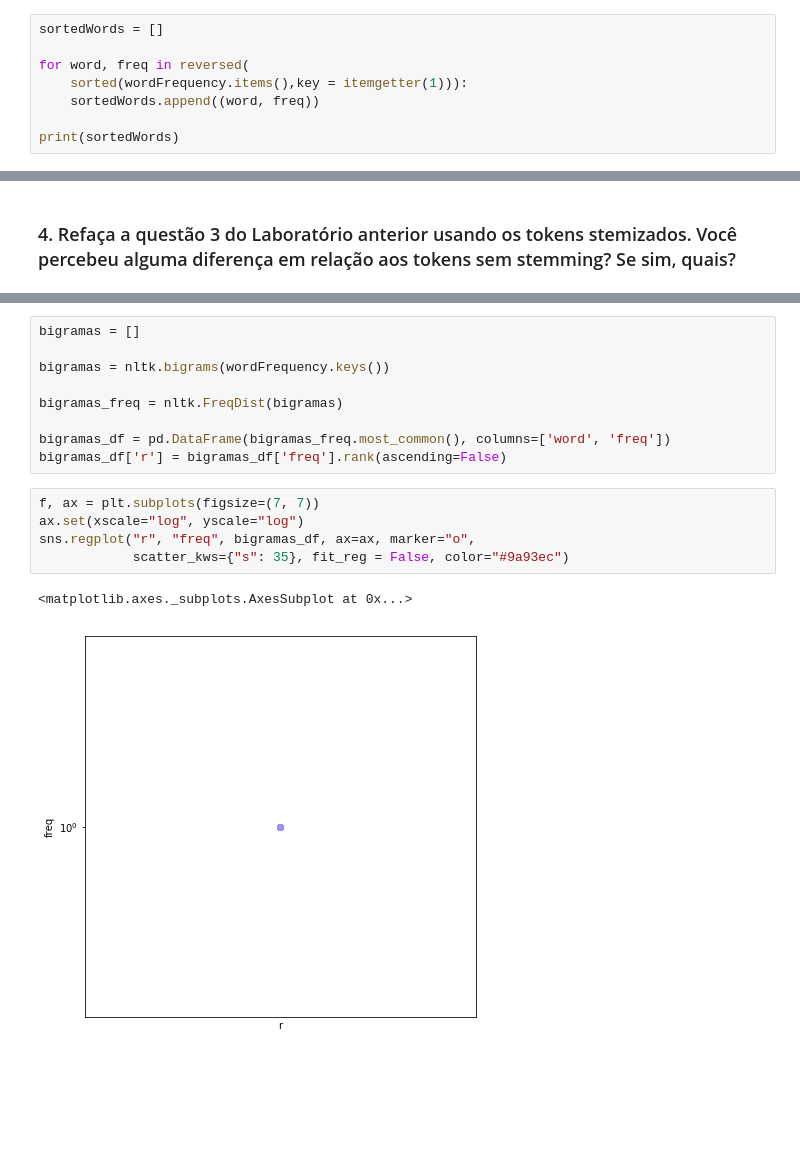
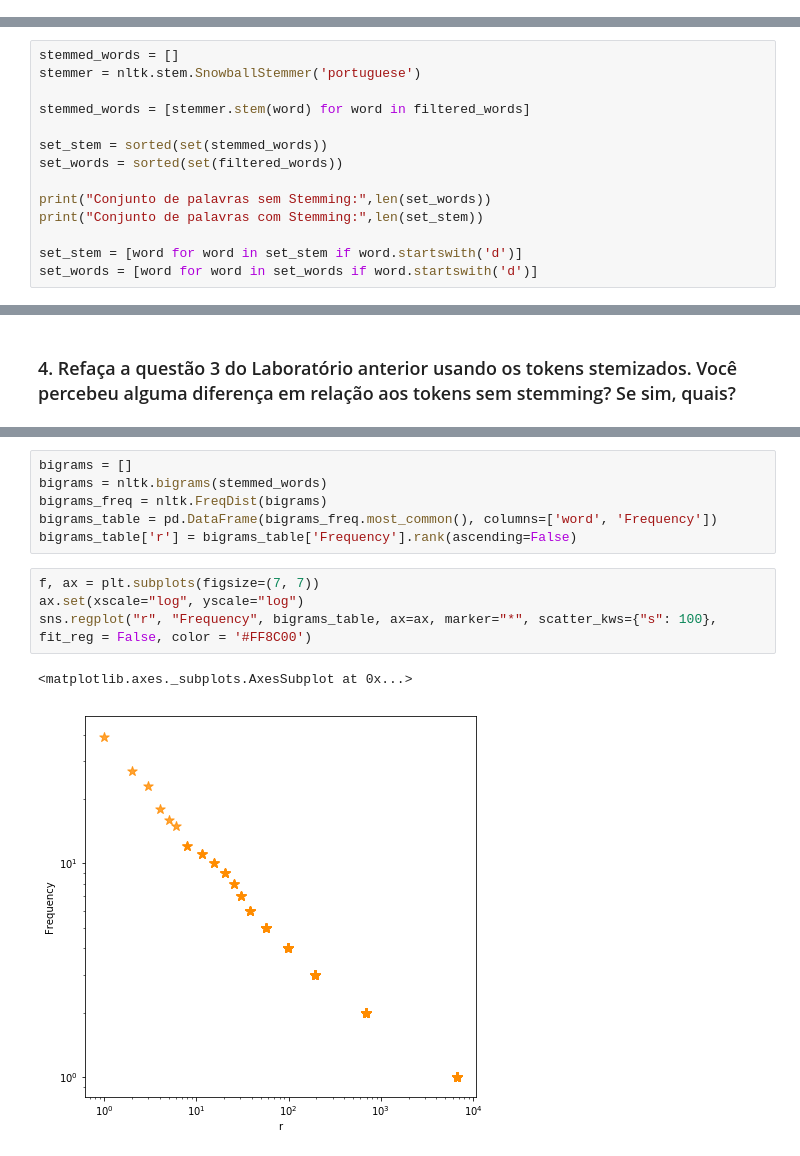
Before and after one commit to RaquelRufino/InformationRetrieval, a Jupyter notebook: ri_lab_03/lab03.ipynb, the cells around one changed output, grey strips where cells are left out. Cells and saved outputs as stored; diff of their text form; blank space fills up the shorter version.

```diff
--- a/ri_lab_03/lab03.ipynb
+++ b/ri_lab_03/lab03.ipynb
@@ -77,8 +43,0 @@ Tamanho do vocabulário sem Stopwords: 22270
-# %%
-sortedWords = []
-
-for word, freq in reversed(
-    sorted(wordFrequency.items(),key = itemgetter(1))):
-    sortedWords.append((word, freq))
-
-print(sortedWords)
@@ -159,0 +82,14 @@ Conjunto de palavras com Stemming: 11517
+# %%
+stemmed_words = []
+stemmer = nltk.stem.SnowballStemmer('portuguese')
+
+stemmed_words = [stemmer.stem(word) for word in filtered_words]
+
+set_stem = sorted(set(stemmed_words))
+set_words = sorted(set(filtered_words))
+
+print("Conjunto de palavras sem Stemming:",len(set_words))
+print("Conjunto de palavras com Stemming:",len(set_stem))
+
+set_stem = [word for word in set_stem if word.startswith('d')]
+set_words = [word for word in set_words if word.startswith('d')]
@@ -170,17 +125,13 @@ sns.regplot("r", "Frequency", tabela, ax=ax, marker="o",
 # %%
-bigramas = []
-
-bigramas = nltk.bigrams(wordFrequency.keys())
-
-bigramas_freq = nltk.FreqDist(bigramas)
-
-bigramas_df = pd.DataFrame(bigramas_freq.most_common(), columns=['word', 'freq'])
-bigramas_df['r'] = bigramas_df['freq'].rank(ascending=False)
+bigrams = []
+bigrams = nltk.bigrams(stemmed_words)
+bigrams_freq = nltk.FreqDist(bigrams)
+bigrams_table = pd.DataFrame(bigrams_freq.most_common(), columns=['word', 'Frequency'])
+bigrams_table['r'] = bigrams_table['Frequency'].rank(ascending=False)
 # %%
 f, ax = plt.subplots(figsize=(7, 7))
 ax.set(xscale="log", yscale="log")
-sns.regplot("r", "freq", bigramas_df, ax=ax, marker="o",
-            scatter_kws={"s": 35}, fit_reg = False, color="#9a93ec")
+sns.regplot("r", "Frequency", bigrams_table, ax=ax, marker="*", scatter_kws={"s": 100}, fit_reg = False, color = '#FF8C00')
 # %% [output]
 <matplotlib.axes._subplots.AxesSubplot at 0x...>
-[figure, old version]
+[figure, new version]
```
Also changed, not shown: parts of 19 cells of this notebook.
